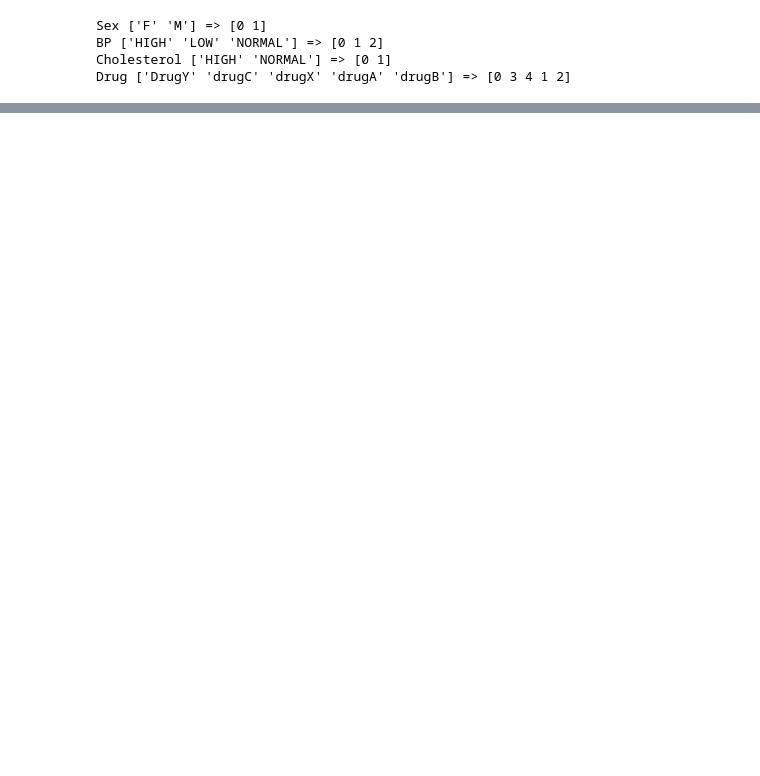
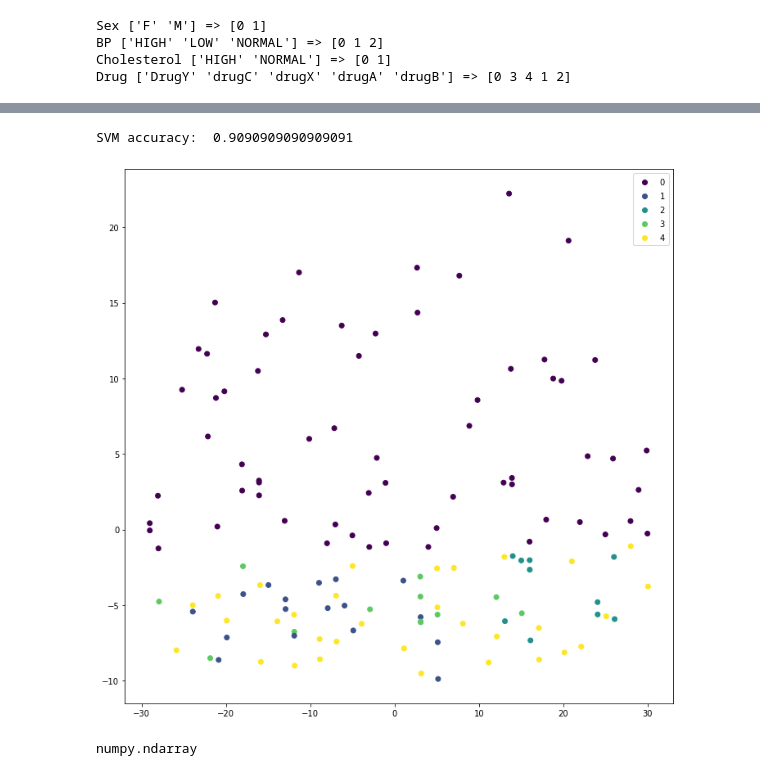
Before and after one commit to olehsamoilenko/PythonDS, a Jupyter notebook: Classification/drugs.ipynb, the cells around one changed output, grey strips where cells are left out. Saved outputs shown, nothing was run; the diff lists cells and outputs as text; code cells hidden in the pictures; blank space fills up the shorter version.

```diff
--- a/Classification/drugs.ipynb
+++ b/Classification/drugs.ipynb
@@ -159,0 +275,25 @@ Random forest confusion matrix:
+# %%
+pca = PCA(n_components=3, random_state=1)
+X_train_reduced = pca.fit_transform(X_train)
+
+svm = SVC(C=1000, kernel='rbf', gamma=0.001, random_state=1)
+svm.fit(X_train_reduced, Y_train)
+
+X_test_reduced = pca.transform(X_test)
+print('SVM accuracy: ', svm.score(X_test_reduced, Y_test))
+
+fig, ax = plt.subplots(figsize=(12,12))
+scatter = ax.scatter(X_train_reduced[:, 0], X_train_reduced[:, 1], c=Y_train)
+handles, labels = scatter.legend_elements()
+ax.legend(handles, labels)
+plt.show()
+
+del pca
+del svm
+# %% [output]
+SVM accuracy:  0.9090909090909091
+[figure, added]
+# %%
+type(X_train_reduced)
+# %% [output]
+numpy.ndarray
```
Also changed, not shown: parts of 13 cells of this notebook.
